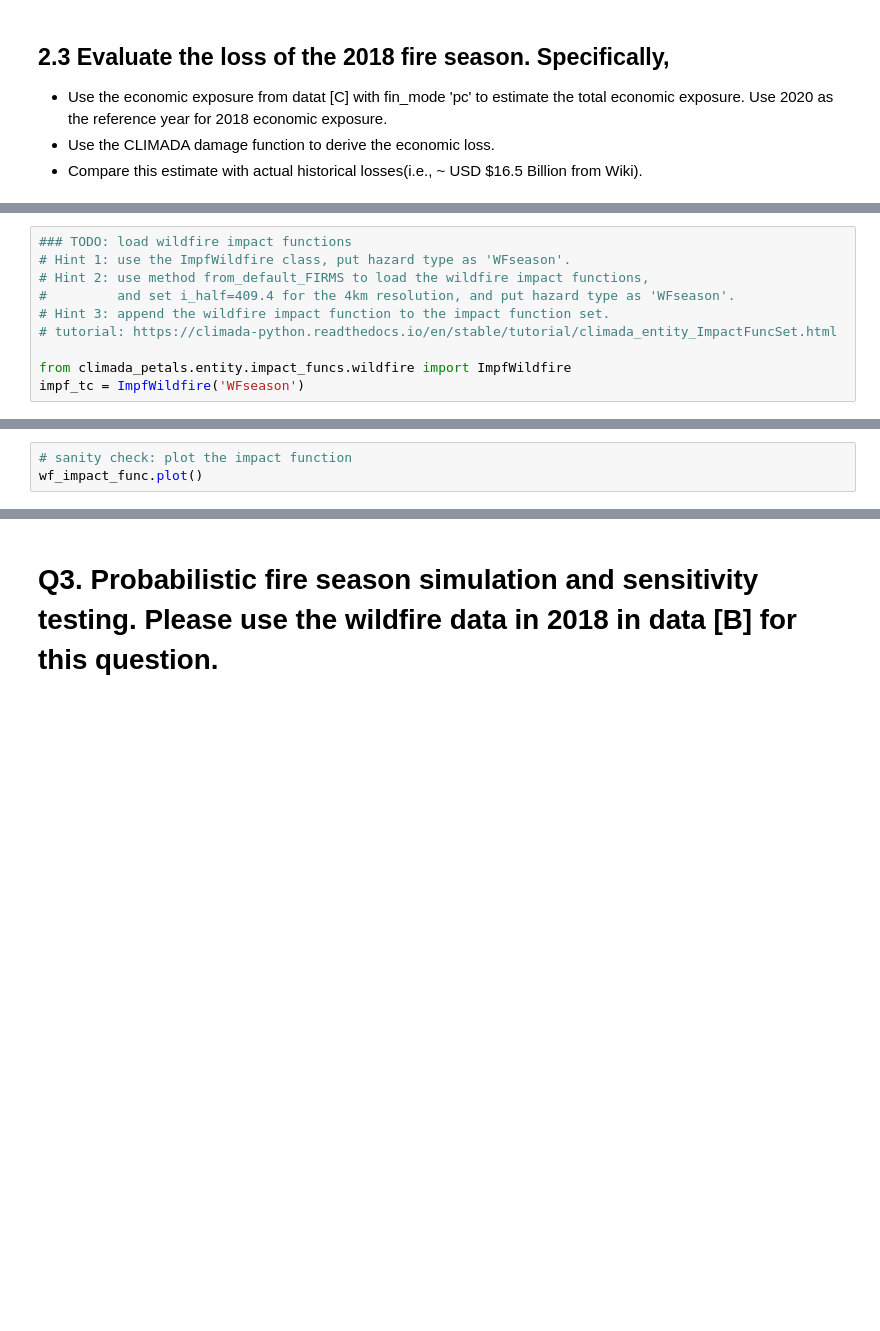
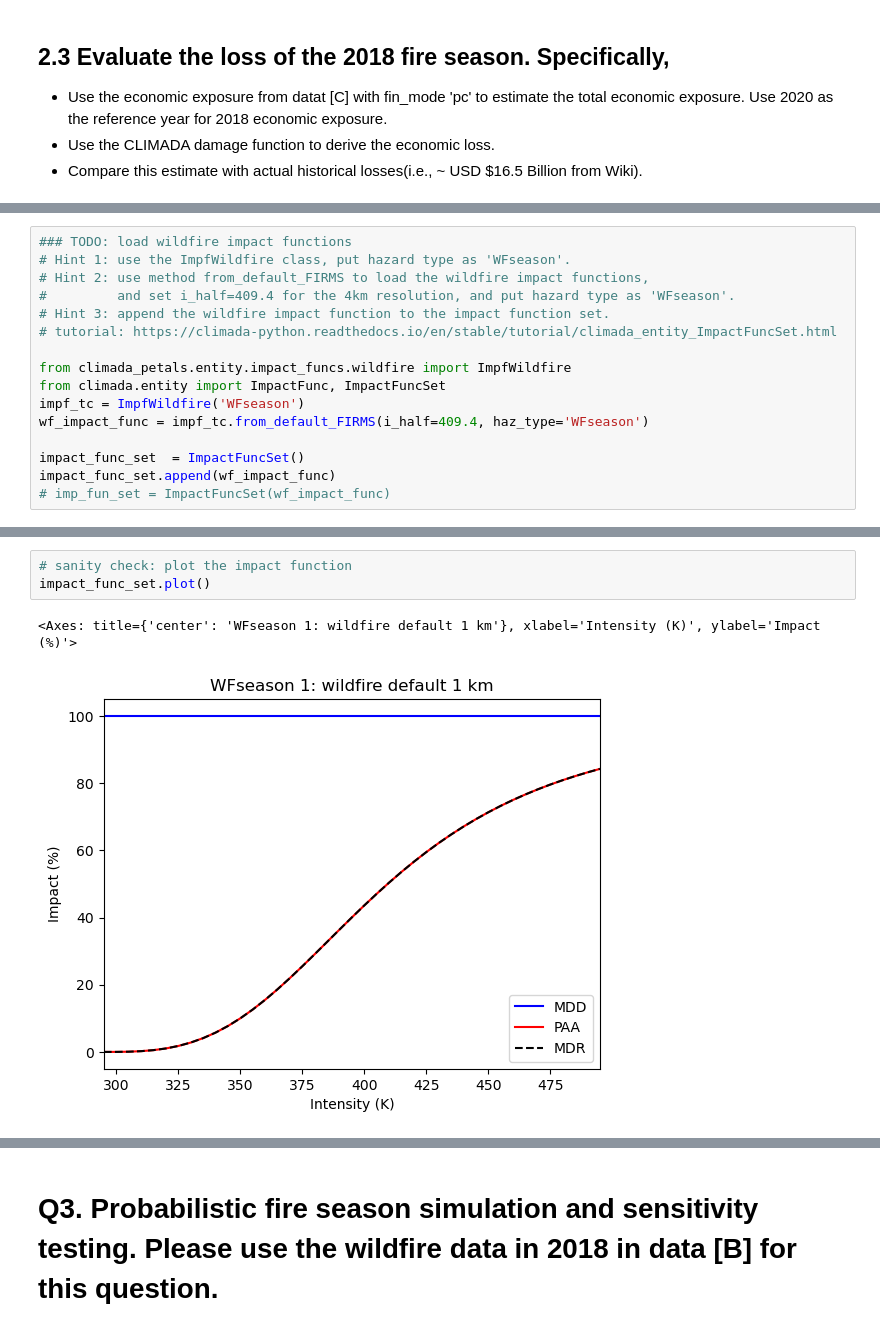
Before and after one commit to zhongyunshun/climada_petals, a Jupyter notebook: doc/my_scripts/wildfire_starter.ipynb, the cells around one changed output, grey strips where cells are left out. Drawn from its saved outputs; the diff is of its cells as text; blank space fills up the shorter version.

```diff
--- a/doc/my_scripts/wildfire_starter.ipynb
+++ b/doc/my_scripts/wildfire_starter.ipynb
@@ -303,4 +297,10 @@ FileNotFoundError: The file C:\Users\yunzhong\climada\data\gpw-v4-population-cou
 # tutorial: https://climada-python.readthedocs.io/en/stable/tutorial/climada_entity_ImpactFuncSet.html
 
 from climada_petals.entity.impact_funcs.wildfire import ImpfWildfire
+from climada.entity import ImpactFunc, ImpactFuncSet
 impf_tc = ImpfWildfire('WFseason')
+wf_impact_func = impf_tc.from_default_FIRMS(i_half=409.4, haz_type='WFseason')
+
+impact_func_set  = ImpactFuncSet()
+impact_func_set.append(wf_impact_func)
+# imp_fun_set = ImpactFuncSet(wf_impact_func)
@@ -307,6 +310,9 @@ impf_tc = ImpfWildfire('WFseason')
 # %%
 # sanity check: plot the impact function
-wf_impact_func.plot()
+impact_func_set.plot()
+# %% [output]
+<Axes: title={'center': 'WFseason 1: wildfire default 1 km'}, xlabel='Intensity (K)', ylabel='Impact (%)'>
+[figure, added]
 # %%
 # TODO: calculate the loss using ImpactCalc().impact()
 # Tutorial: https://climada-python.readthedocs.io/en/stable/tutorial/climada_engine_Impact.html#impact-computation
```
Also changed, not shown: parts of 23 cells of this notebook, 3 other files.
